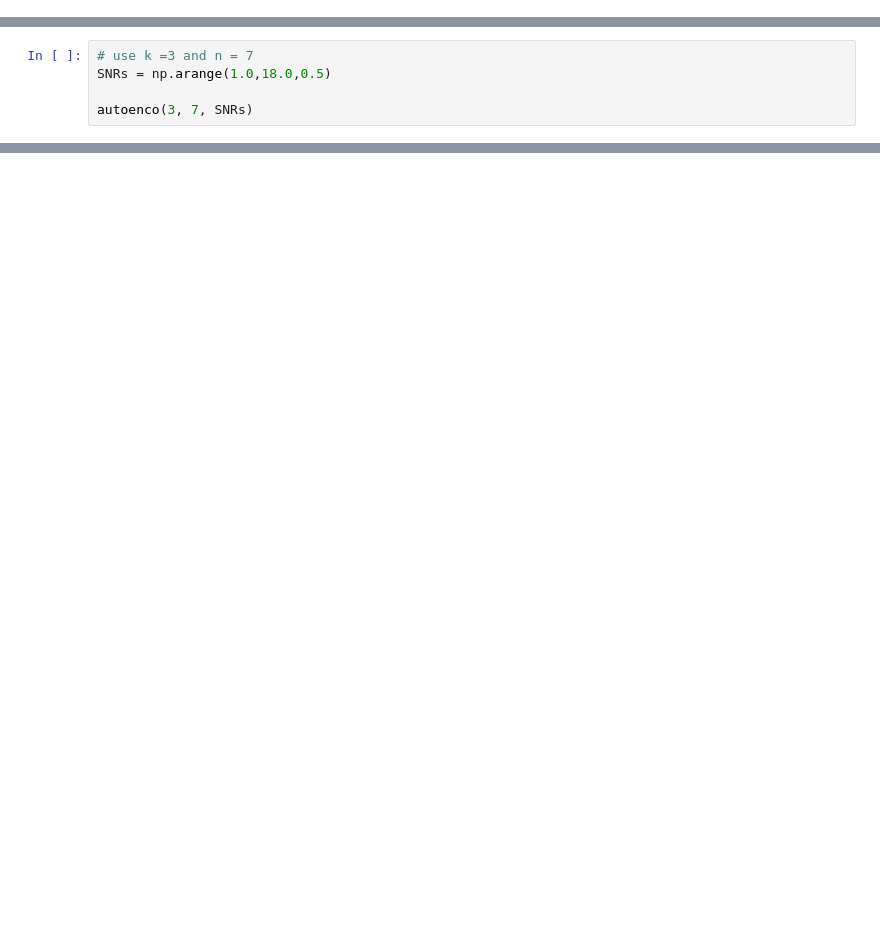
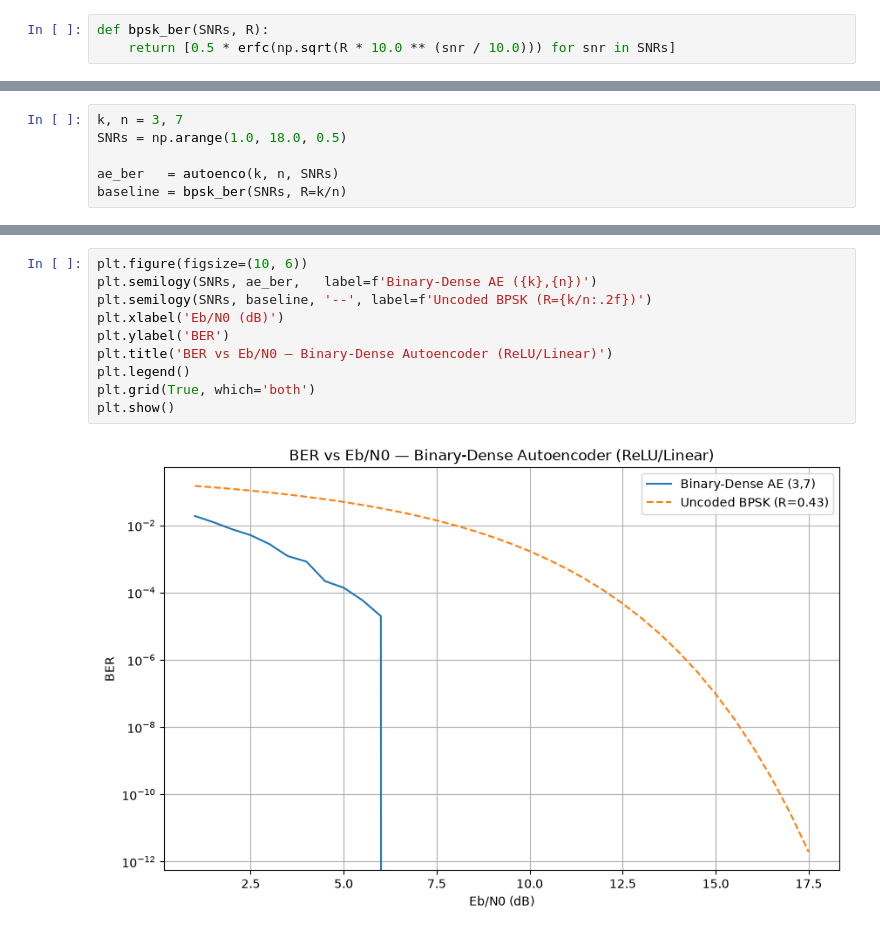
Before and after one commit to davex9000/hiwi_iti, a Jupyter notebook: autoencoder_custom_binary_dense_lib_.ipynb, the cells around one changed output, grey strips where cells are left out. Drawn from its saved outputs; the diff is of its cells as text; blank space fills up the shorter version.

```diff
--- a/autoencoder_custom_binary_dense_lib_.ipynb
+++ b/autoencoder_custom_binary_dense_lib_.ipynb
@@ -138,0 +37,3 @@ def autoenco(k,n,SNRs):
+# %%
+def bpsk_ber(SNRs, R):
+    return [0.5 * erfc(np.sqrt(R * 10.0 ** (snr / 10.0))) for snr in SNRs]
@@ -139,6 +109,7 @@ def autoenco(k,n,SNRs):
 # %%
-# use k =3 and n = 7
-SNRs = np.arange(1.0,18.0,0.5)
+k, n = 3, 7
+SNRs = np.arange(1.0, 18.0, 0.5)
 
-autoenco(3, 7, SNRs)
+ae_ber   = autoenco(k, n, SNRs)
+baseline = bpsk_ber(SNRs, R=k/n)
 # %% [output]
@@ -189,0 +157,12 @@ Epoch 30/30
+# %%
+plt.figure(figsize=(10, 6))
+plt.semilogy(SNRs, ae_ber,   label=f'Binary-Dense AE ({k},{n})')
+plt.semilogy(SNRs, baseline, '--', label=f'Uncoded BPSK (R={k/n:.2f})')
+plt.xlabel('Eb/N0 (dB)')
+plt.ylabel('BER')
+plt.title('BER vs Eb/N0 — Binary-Dense Autoencoder (ReLU/Linear)')
+plt.legend()
+plt.grid(True, which='both')
+plt.show()
+# %% [output]
+[figure, added]
```
Also changed, not shown: parts of 8 cells of this notebook, 7 other files.
